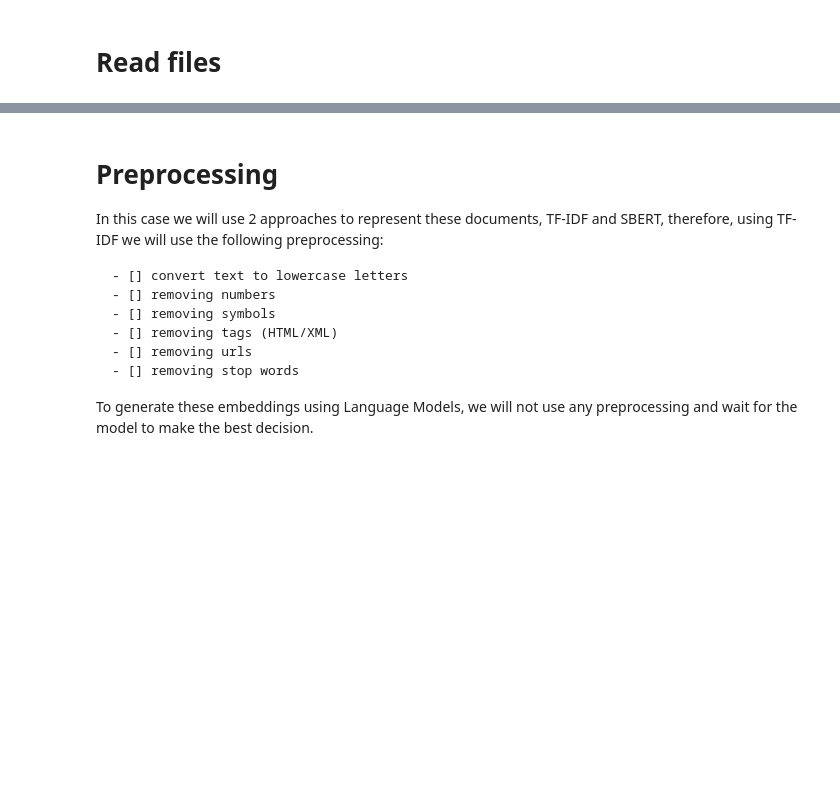
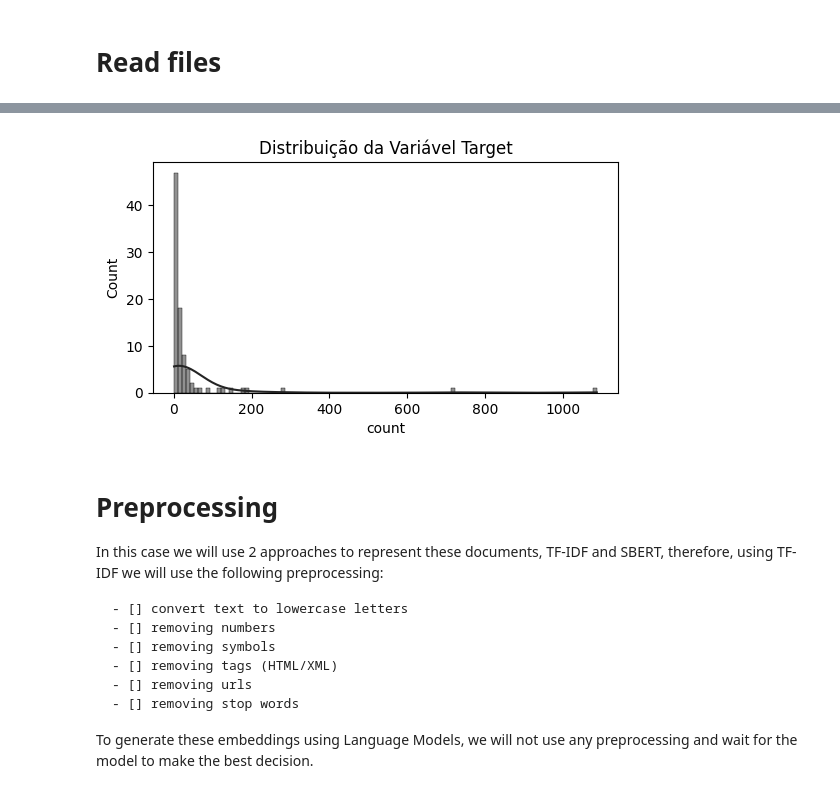
Before and after one commit to AnnaPaulaFigueiredo/INFORMATION-RETRIEVAL-TP2, a Jupyter notebook: code/analysis.ipynb, the cells around one changed output, grey strips where cells are left out. Cells and saved outputs as stored; diff of their text form; code cells hidden in the pictures; blank space fills up the shorter version.

```diff
--- a/code/analysis.ipynb
+++ b/code/analysis.ipynb
@@ -64,3 +122,11 @@ df_test.head()
+# %%
+sns.set_palette("gray")
+plt.figure(figsize=(6, 3))
+sns.histplot(count_target['count'], kde=True)
+plt.title('Distribuição da Variável Target')
+plt.show()
+# %% [output]
+[figure, added]
 # %% [markdown]
 # Preprocessing
 
```
Also changed, not shown: parts of 45 cells of this notebook.
